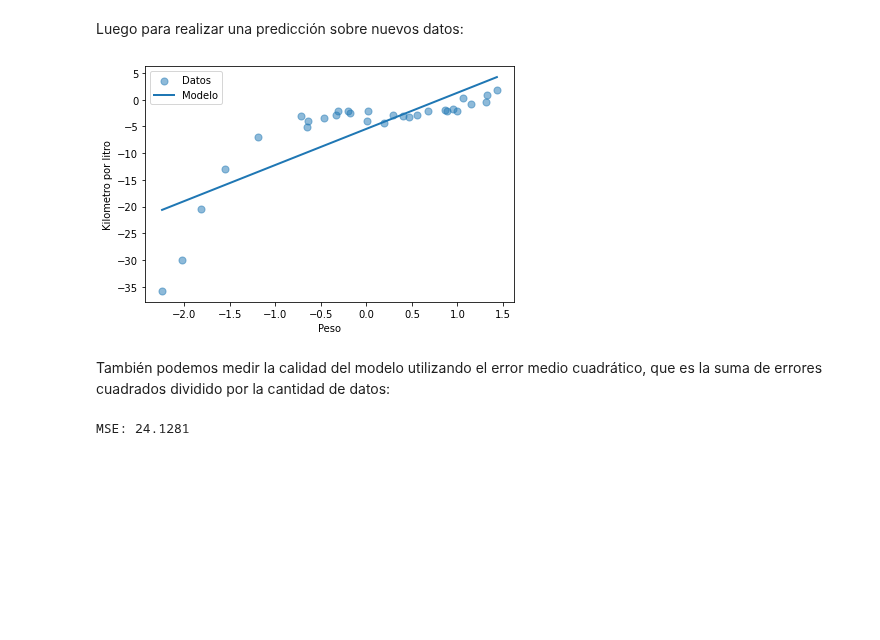
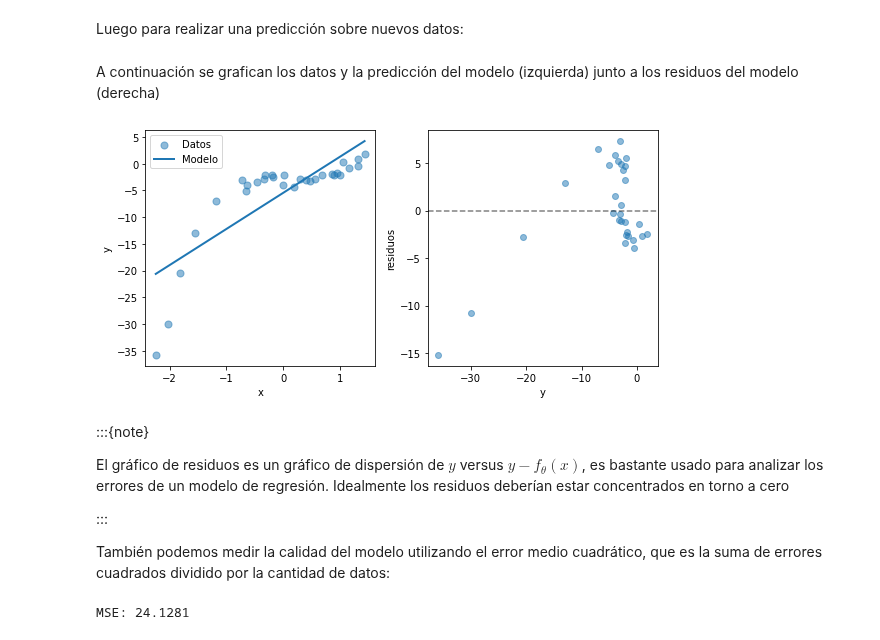
Before and after one commit to phuijse/MachineLearningBook, a Jupyter notebook: contents/supervised_learning/linear.ipynb, the cells around one changed output. Saved outputs shown, nothing was run; the diff lists cells and outputs as text; code cells hidden in the pictures; blank space fills up the shorter version.

Commit message:
Residual plot

```diff
--- a/contents/supervised_learning/linear.ipynb
+++ b/contents/supervised_learning/linear.ipynb
@@ -93,16 +93,31 @@ Luego para realizar una predicción sobre nuevos datos:
 # %%
 x_test = np.linspace(x.min(), x.max(), 200)
 y_test = model.predict(x_test.reshape(-1, 1))
+# %% [markdown]
+A continuación se grafican los datos y la predicción del modelo (izquierda) junto a los residuos del modelo (derecha)
 # %%
-fig, ax = plt.subplots(figsize=(6, 4), tight_layout=True)
-ax.scatter(x, y, s=50, label='Datos', alpha=0.5)
-ax.plot(x_test, y_test, label='Modelo', lw=2, )
-ax.legend()
-ax.set_xlabel('Peso')
-ax.set_ylabel('Kilometro por litro');
+def plot_prediction(x, y, x_test, y_test, model):
+    fig, ax = plt.subplots(1, 2, figsize=(8, 4), tight_layout=True)
+    ax[0].scatter(x, y, s=50, label='Datos', alpha=0.5)
+    ax[0].plot(x_test, y_test, label='Modelo', lw=2, )
+    ax[0].legend()
+    ax[0].set_xlabel('x')
+    ax[0].set_ylabel('y')
+    ax[1].scatter(y, y - model.predict(x.reshape(-1, 1)), alpha=0.5)
+    ax[1].axhline(0, c='k', ls='--', alpha=0.5)
+    ax[1].set_xlabel('y')
+    ax[1].set_ylabel('residuos')
+
+plot_prediction(x, y, x_test, y_test, model)
 # %% [output]
-[figure, old version]
+[figure, new version]
 # %% [markdown]
+:::{note}
+
+El gráfico de residuos es un gráfico de dispersión de $y$ versus $y - f_\theta(x)$, es bastante usado para analizar los errores de un modelo de regresión. Idealmente los residuos deberían estar concentrados en torno a cero
+
+:::
+
 También podemos medir la calidad del modelo utilizando el error medio cuadrático, que es la suma de errores cuadrados dividido por la cantidad de datos:
 # %%
 from sklearn.metrics import mean_squared_error
```
Also changed, not shown: parts of 9 cells of this notebook.
